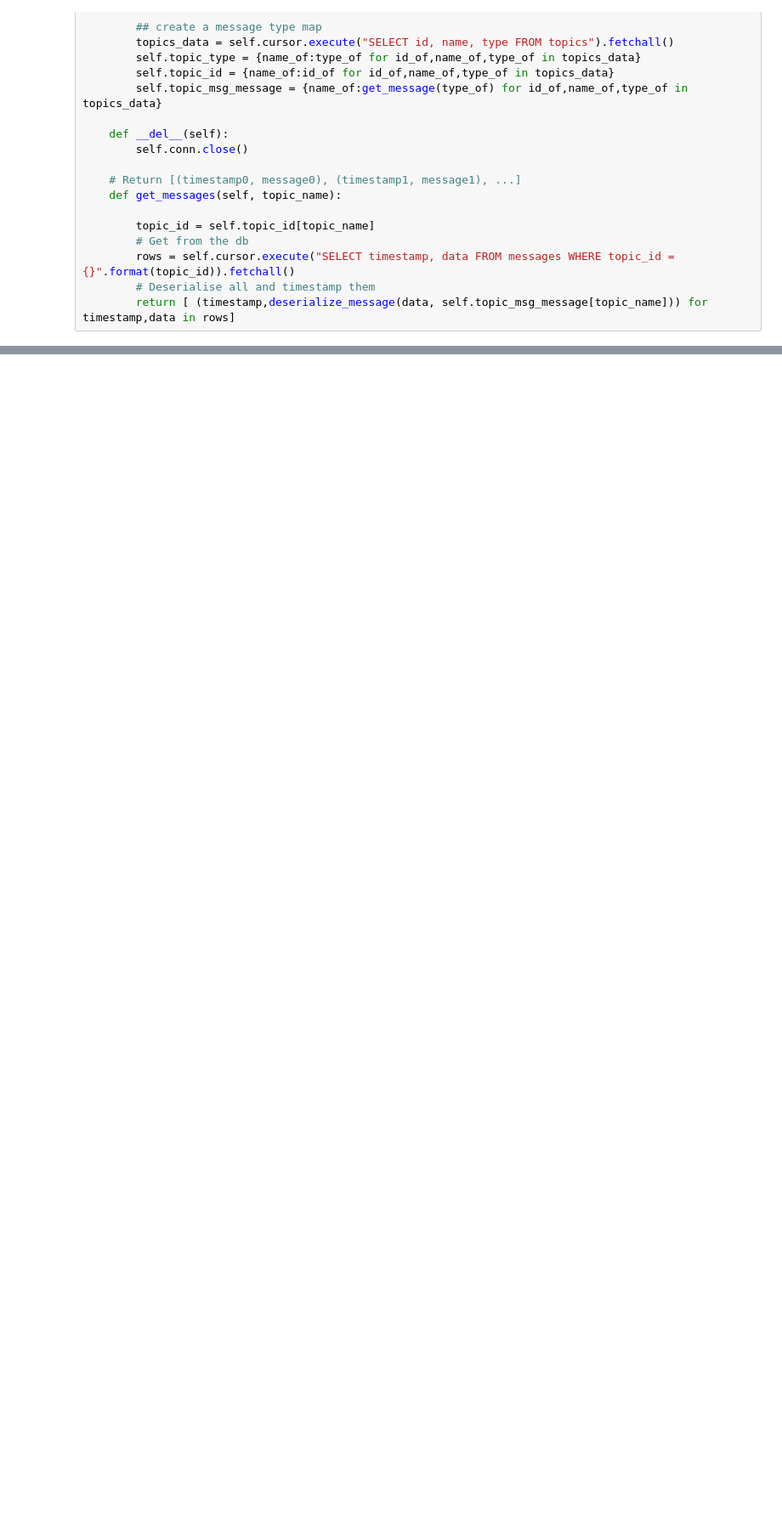
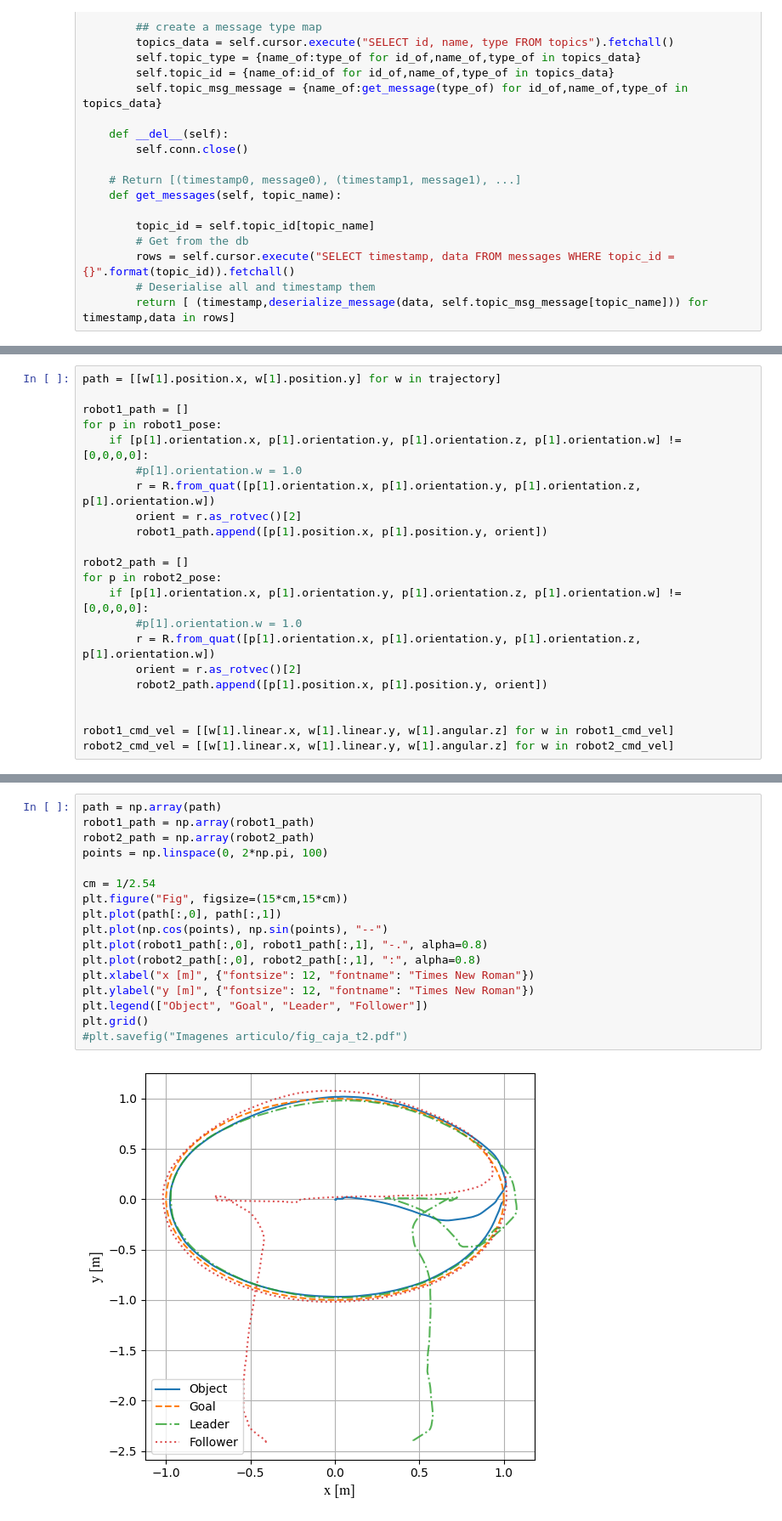
Before and after one commit to alejotoro-o/multi-robot-ueia, a Jupyter notebook: ros_bag_read.ipynb, the cells around one changed output, grey strips where cells are left out. Shown: that part at 85% size. Drawn from its saved outputs; the diff is of its cells as text; blank space fills up the shorter version.

Commit message:
Results plots

```diff
--- a/ros_bag_read.ipynb
+++ b/ros_bag_read.ipynb
@@ -56,0 +48,22 @@ len(path)
+# %%
+path = [[w[1].position.x, w[1].position.y] for w in trajectory]
+
+robot1_path = []
+for p in robot1_pose:
+    if [p[1].orientation.x, p[1].orientation.y, p[1].orientation.z, p[1].orientation.w] != [0,0,0,0]:
+        #p[1].orientation.w = 1.0
+        r = R.from_quat([p[1].orientation.x, p[1].orientation.y, p[1].orientation.z, p[1].orientation.w])
+        orient = r.as_rotvec()[2]
+        robot1_path.append([p[1].position.x, p[1].position.y, orient])
+
+robot2_path = []
+for p in robot2_pose:
+    if [p[1].orientation.x, p[1].orientation.y, p[1].orientation.z, p[1].orientation.w] != [0,0,0,0]:
+        #p[1].orientation.w = 1.0
+        r = R.from_quat([p[1].orientation.x, p[1].orientation.y, p[1].orientation.z, p[1].orientation.w])
+        orient = r.as_rotvec()[2]
+        robot2_path.append([p[1].position.x, p[1].position.y, orient])
+
+
+robot1_cmd_vel = [[w[1].linear.x, w[1].linear.y, w[1].angular.z] for w in robot1_cmd_vel]
+robot2_cmd_vel = [[w[1].linear.x, w[1].linear.y, w[1].angular.z] for w in robot2_cmd_vel]
@@ -56,0 +72,19 @@ len(path)
+# %%
+path = np.array(path)
+robot1_path = np.array(robot1_path)
+robot2_path = np.array(robot2_path)
+points = np.linspace(0, 2*np.pi, 100)
+
+cm = 1/2.54
+plt.figure("Fig", figsize=(15*cm,15*cm))
+plt.plot(path[:,0], path[:,1])
+plt.plot(np.cos(points), np.sin(points), "--")
+plt.plot(robot1_path[:,0], robot1_path[:,1], "-.", alpha=0.8)
+plt.plot(robot2_path[:,0], robot2_path[:,1], ":", alpha=0.8)
+plt.xlabel("x [m]", {"fontsize": 12, "fontname": "Times New Roman"})
+plt.ylabel("y [m]", {"fontsize": 12, "fontname": "Times New Roman"})
+plt.legend(["Object", "Goal", "Leader", "Follower"])
+plt.grid()
+#plt.savefig("Imagenes articulo/fig_caja_t2.pdf")
+# %% [output]
+[figure, added]
```
Also changed, not shown: parts of 21 cells of this notebook, 1 other file.
